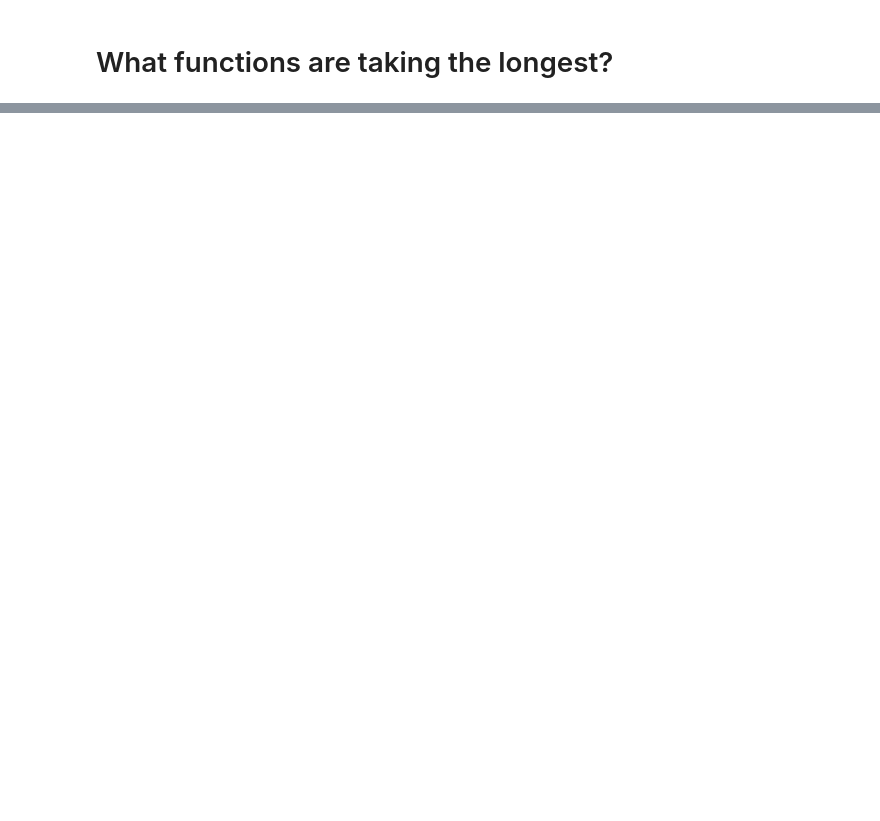
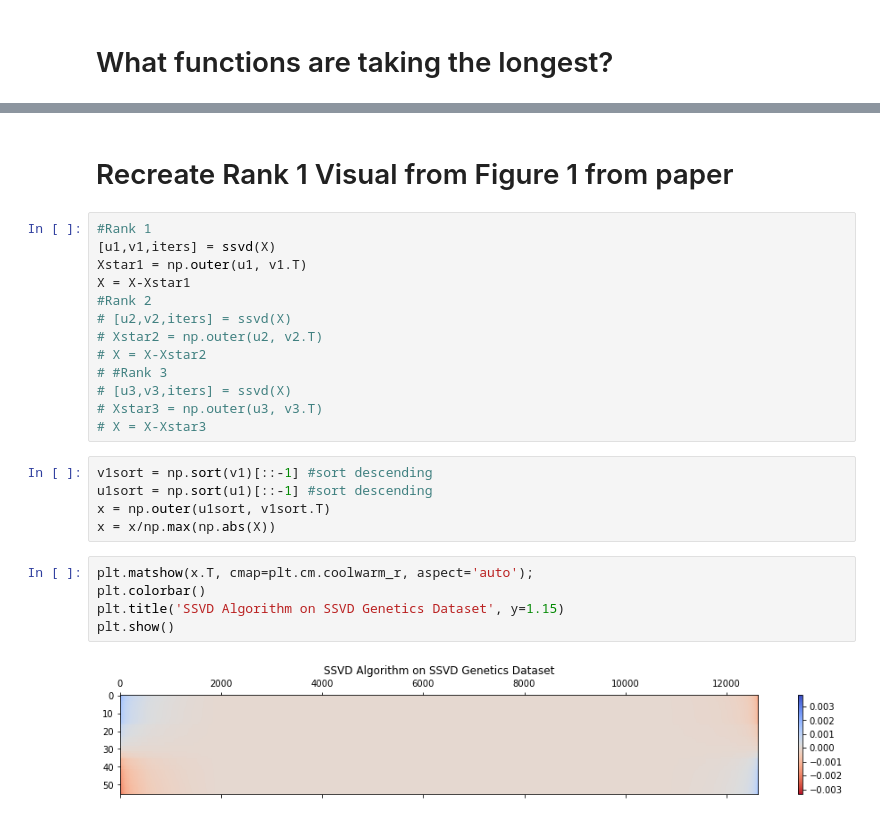
Before and after one commit to krm58/Biclustering-SSVD, a Jupyter notebook: Sparse SVD Optimized.ipynb, the cells around one changed output, grey strips where cells are left out. Drawn from its saved outputs; the diff is of its cells as text; blank space fills up the shorter version.

Commit message:
Upload optimized algorithm and provides synthesized and applied datasets

```diff
--- a/Sparse SVD Optimized.ipynb
+++ b/Sparse SVD Optimized.ipynb
@@ -154,0 +182,27 @@ df
+# %% [markdown]
+# Recreate Rank 1 Visual from Figure 1 from paper
+# %%
+#Rank 1
+[u1,v1,iters] = ssvd(X)
+Xstar1 = np.outer(u1, v1.T)
+X = X-Xstar1
+#Rank 2
+# [u2,v2,iters] = ssvd(X)
+# Xstar2 = np.outer(u2, v2.T)
+# X = X-Xstar2
+# #Rank 3
+# [u3,v3,iters] = ssvd(X)
+# Xstar3 = np.outer(u3, v3.T)
+# X = X-Xstar3
+# %%
+v1sort = np.sort(v1)[::-1] #sort descending
+u1sort = np.sort(u1)[::-1] #sort descending
+x = np.outer(u1sort, v1sort.T)
+x = x/np.max(np.abs(X))
+# %%
+plt.matshow(x.T, cmap=plt.cm.coolwarm_r, aspect='auto');
+plt.colorbar()
+plt.title('SSVD Algorithm on SSVD Genetics Dataset', y=1.15)
+plt.show()
+# %% [output]
+[figure, added]
```
Also changed, not shown: parts of 25 cells of this notebook.
